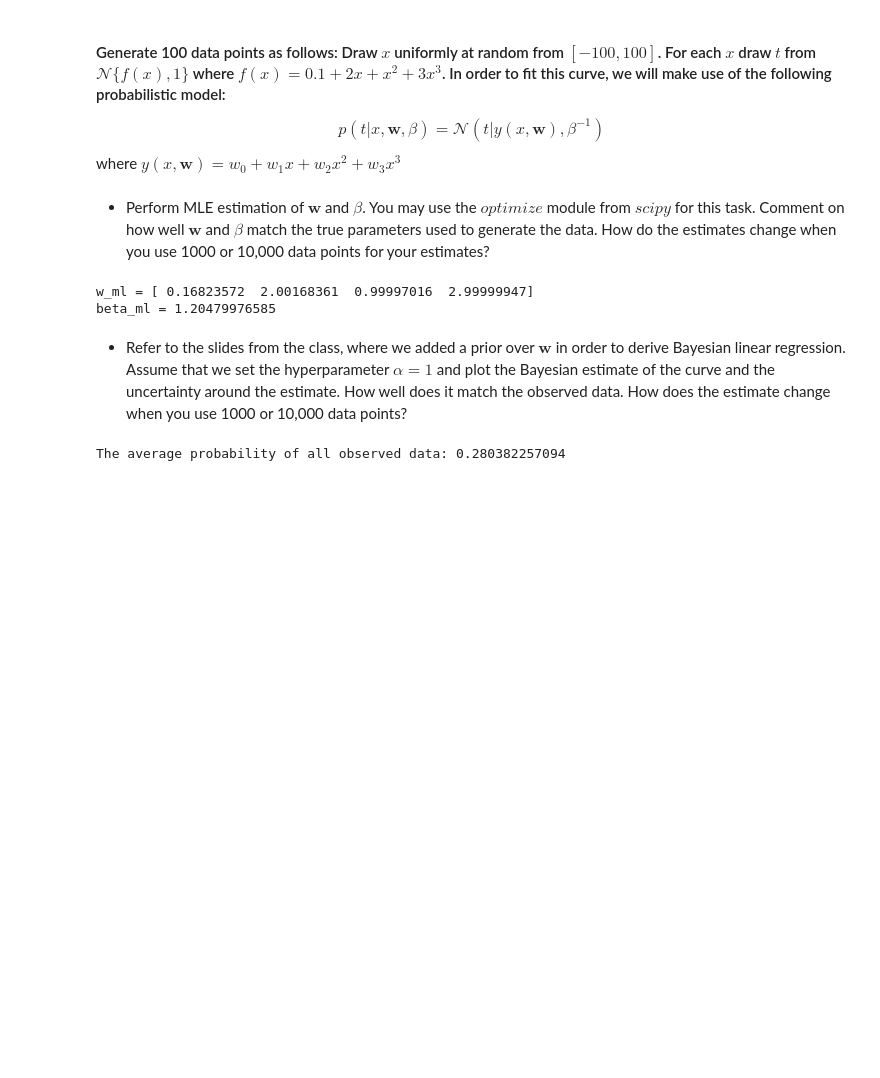
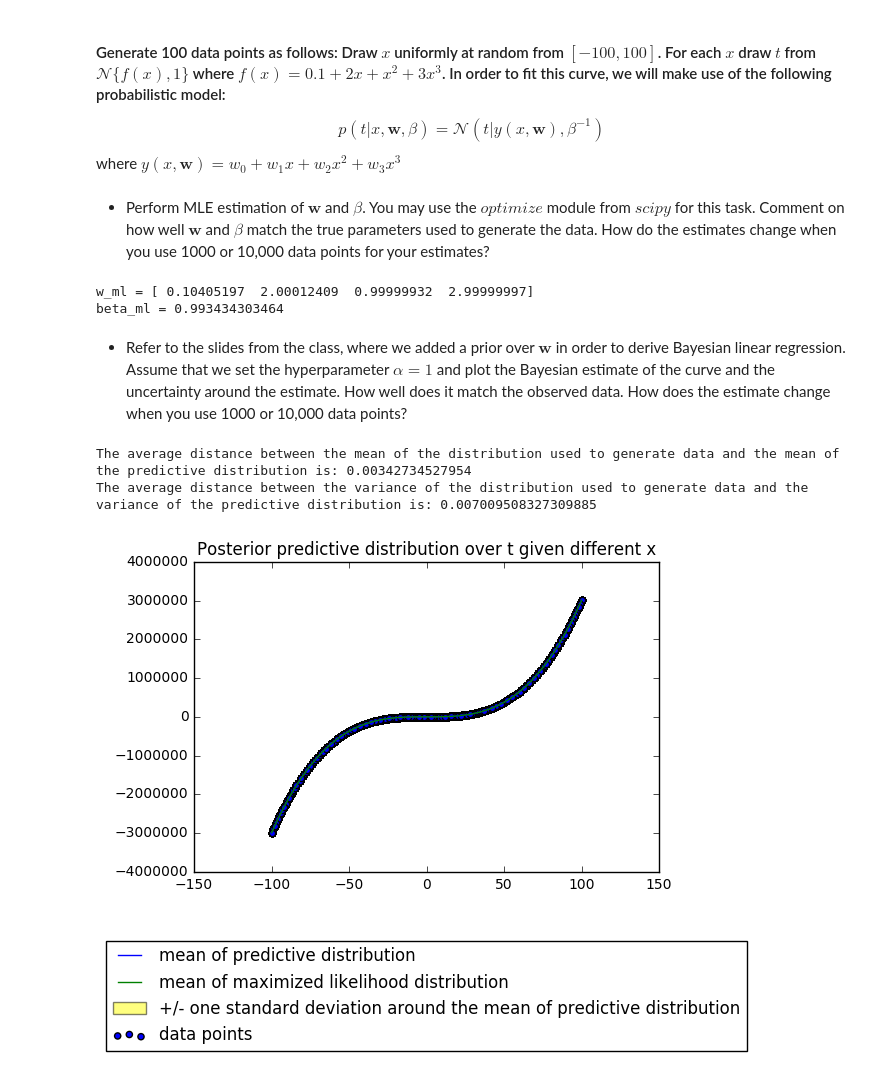
Before and after one commit to ljishen/ml-expt, a Jupyter notebook: hw2/figure.ipynb, the cells around one changed output. Drawn from its saved outputs; the diff is of its cells as text; code cells hidden in the pictures; blank space fills up the shorter version.

```diff
--- a/hw2/figure.ipynb
+++ b/hw2/figure.ipynb
@@ -85,7 +91,7 @@ from scipy.optimize import minimize
 import random
 import numpy as np
 
-NUM_POINTS = 100
+NUM_POINTS = 10000
 
 # generate x
 xs = []
@@ -134,51 +140,88 @@ if (res.success):
     beta_ml = 1.0 / (sose(w_ml, xs, ts) * 2 / NUM_POINTS)
     print('beta_ml = ' + str(beta_ml))
 # %% [output]
-w_ml = [ 0.16823572  2.00168361  0.99997016  2.99999947]
-beta_ml = 1.20479976585
+w_ml = [ 0.10405197  2.00012409  0.99999932  2.99999997]
+beta_ml = 0.993434303464
 # %% [markdown]
 - Refer to the slides from the class, where we added a prior over $ \textbf{w} $ in order to derive Bayesian linear regression. Assume that we set the hyperparameter $ \alpha = 1 $ and plot the Bayesian estimate of the curve and the uncertainty around the estimate. How well does it match the observed data. How does the estimate change when you use 1000 or 10,000 data points?
 # %%
 from numpy.matlib import zeros
 from numpy.matlib import identity
+import numpy as np
 
 # the hyperparameter
-alpha = 1
+alpha = 100
 
 # MLE estimation of variance of likelihood distribution
 beta = beta_ml
 
 # the order of the polynomial model
 M = 3
 
 def phi(x):
     return np.matrix([[x**i] for i in range(M + 1)])
 
 summ = zeros((M + 1, M + 1))
+
+# NUM_POINTS is defined at the previous program
 for i in range(NUM_POINTS):
     p = phi(xs[i])
     summ += p * p.T
 s_inv = alpha * identity(M + 1) + beta * summ
 s = s_inv.I
 
 sum_phi_t = zeros((M + 1, 1))
 for i in range(NUM_POINTS):
     sum_phi_t += phi(xs[i]) * ts[i]
 
 def m(x):
-    return beta * phi(x).T * s * sum_phi_t
+    return (beta * phi(x).T * s * sum_phi_t).item((0, 0))
 
 def s_square(x):
-    return 1.0 / beta + phi(x).T * s * phi(x)
+    return (1.0 / beta + phi(x).T * s * phi(x)).item((0, 0))
 
-sum_pb = 0.0
-for idx in range(NUM_POINTS):
-    s_x = xs[idx]
-    s_t = ts[idx]
-    pb = gaussian(s_t, m(s_x)[0, 0], s_square(s_x)[0, 0])
+# plot the mean of predictive distribution
+s_xs = sorted(xs)
+plt.plot(s_xs, list(map(m, s_xs)), label='mean of predictive distribution')
 
-    sum_pb += pb
+def md_sigma_n(x):
+    return m(x) - np.sqrt(s_square(x))
 
-print('The average probability of all observed data: ' + str(sum_pb / NUM_POINTS))
+def md_sigma_p(x):
+    return m(x) + np.sqrt(s_square(x))
+
+# plot +/- one standard deviation around the mean of predictive distribution
+plt.fill_between(s_xs,
+                 list(map(md_sigma_n, s_xs)),
+                 list(map(md_sigma_p, s_xs)),
+                 facecolor='yellow',
+                 alpha=0.5,
+                 label='+/- one standard deviation around the mean of predictive distribution')
+
+# plot the data points
+plt.scatter(xs, ts, label='data points')
+
+def m_ll(x):
+    return (w_ml * phi(x))[0, 0]
+
+# plot the mean of maximized likelihood distribution
+plt.plot(s_xs, list(map(m_ll, s_xs)), label='mean of maximized likelihood distribution')
+
+plt.title('Posterior predictive distribution over t given different x')
+plt.legend(loc='center', bbox_to_anchor=(0.5, -0.4))
+
+
+w_t = np.matrix([0.1, 2, 1, 3])
+s_mean = 0.0
+s_var = 0.0
+for i in range(NUM_POINTS):
+    tm = (w_t * phi(xs[i]))[0, 0]
+    s_mean += abs(tm - m(xs[i]))
+    s_var += abs(1 - s_square(xs[i]))
+
+print("The average distance between the mean of the distribution used to generate data and the mean of the predictive distribution is: " + str(s_mean / NUM_POINTS))
+print("The average distance between the variance of the distribution used to generate data and the variance of the predictive distribution is: " + str(s_var / NUM_POINTS))
 # %% [output]
-The average probability of all observed data: 0.280382257094
+The average distance between the mean of the distribution used to generate data and the mean of the predictive distribution is: 0.00342734527954
+The average distance between the variance of the distribution used to generate data and the variance of the predictive distribution is: 0.007009508327309885
+[figure, added]
```
Also changed, not shown: parts of 4 cells of this notebook.
